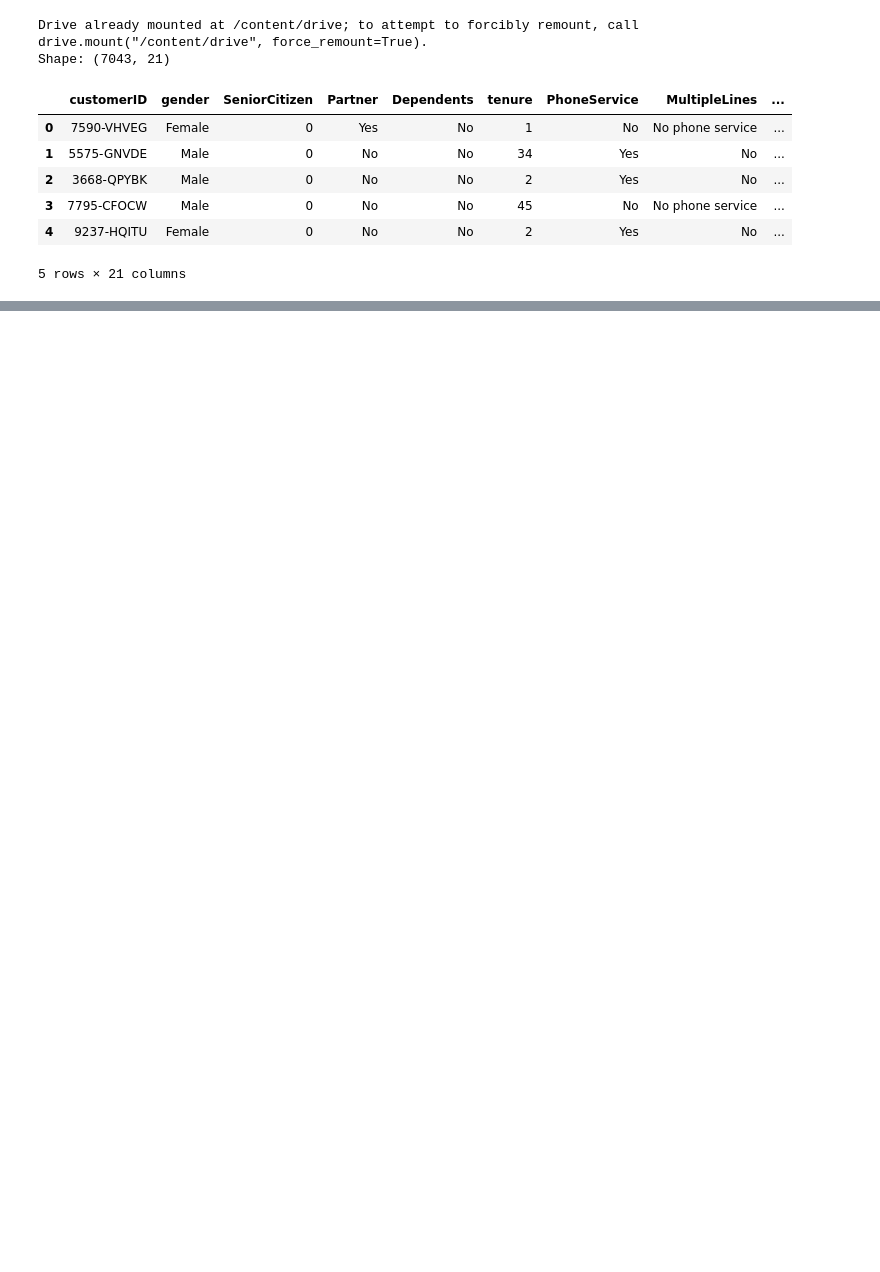
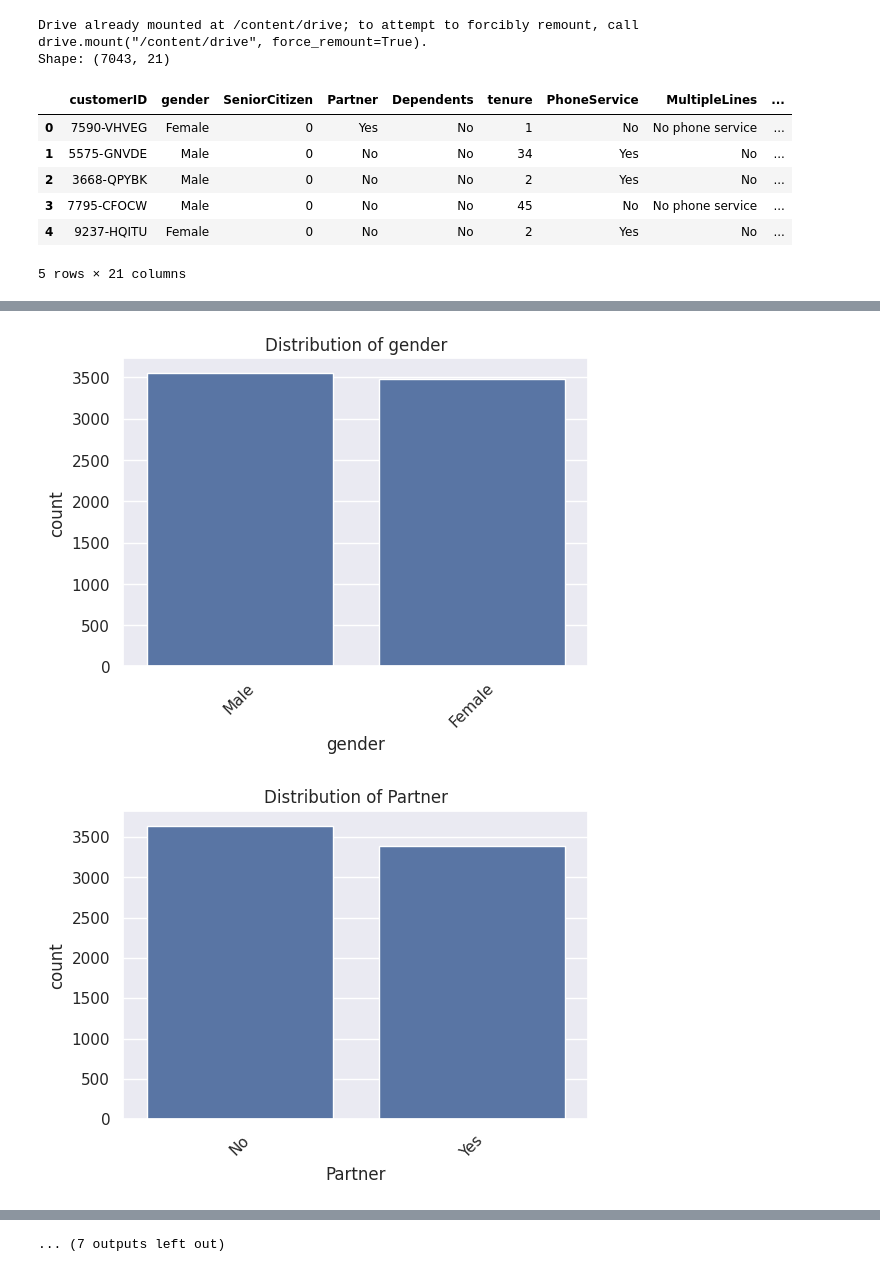
Before and after one commit to anushanthbalachandran/ML_Coursework_Telco_Customer_Churn, a Jupyter notebook: 2425477_20241130_Anushanth.ipynb, the cells around one changed output, grey strips where cells are left out. Cells and saved outputs as stored; diff of their text form; code cells hidden in the pictures; blank space fills up the shorter version.

```diff
--- a/2425477_20241130_Anushanth.ipynb
+++ b/2425477_20241130_Anushanth.ipynb
@@ -78,0 +202,14 @@ New shape: (7032, 21)
+# %%
+for col in categorical_cols:
+    plt.figure(figsize=(6,4))
+    sns.countplot(data=inputs, x=col, order=inputs[col].value_counts().index)
+    plt.title(f"Distribution of {col}")
+    plt.xticks(rotation=45)
+    plt.show()
+
+
+print("Shape:", inputs.shape)
+inputs.head()
+# %% [output]
+[figure, added]
+[figure, added]
@@ -78,0 +226 @@ New shape: (7032, 21)
+... (7 outputs left out)
```
Also changed, not shown: parts of 12 cells of this notebook.
